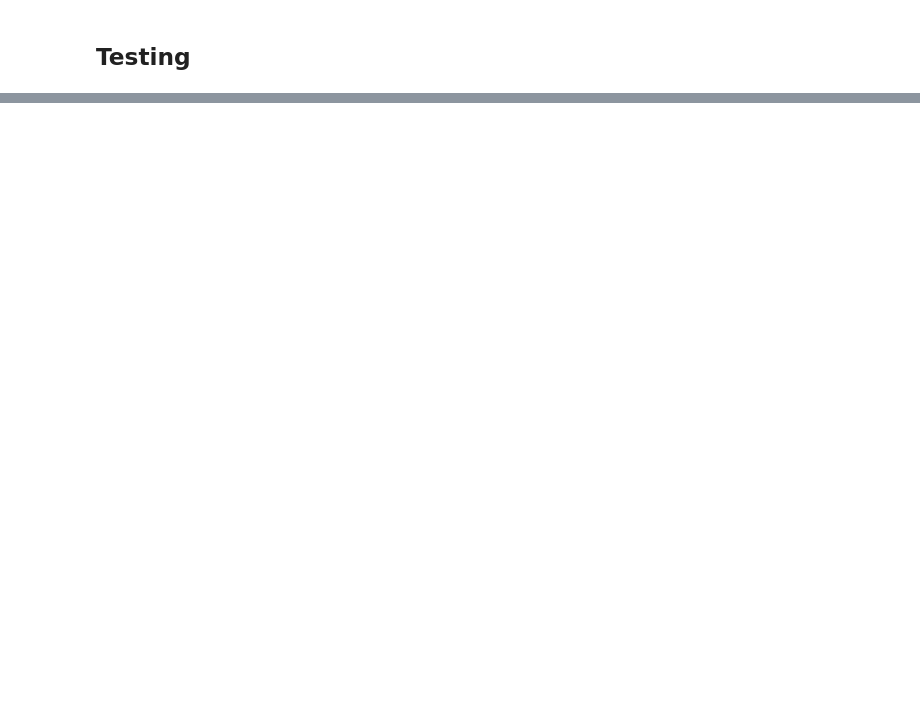
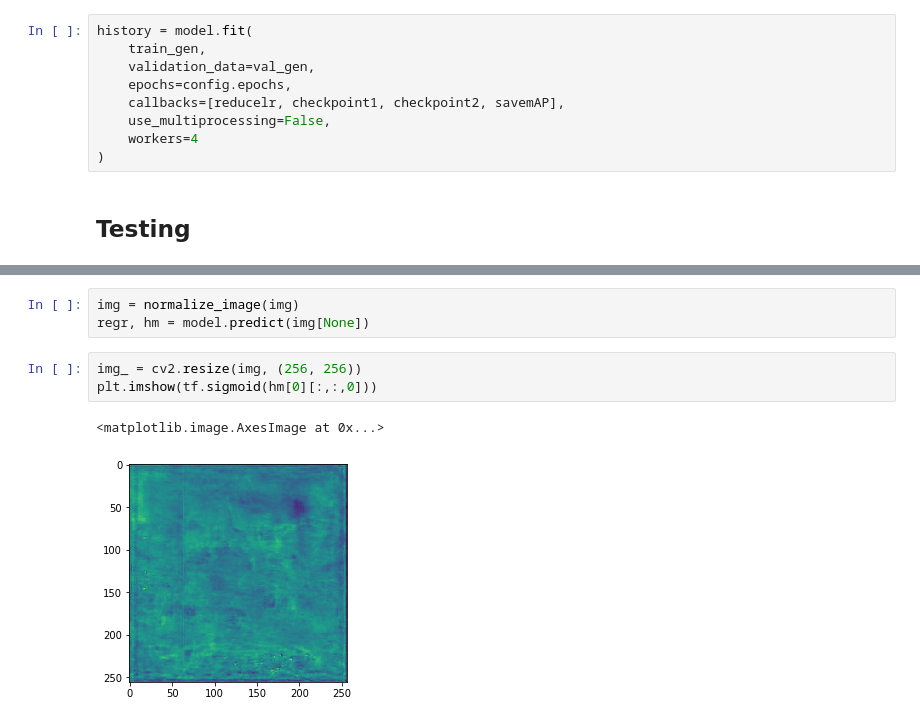
Before and after one commit to comojin1994/Deep_Learning_Study, a Jupyter notebook: Kaggle/Global_Wheat_Detection/Tutorial.ipynb, the cells around one changed output, grey strips where cells are left out. Saved outputs shown, nothing was run; the diff lists cells and outputs as text; blank space fills up the shorter version.

```diff
--- a/Kaggle/Global_Wheat_Detection/Tutorial.ipynb
+++ b/Kaggle/Global_Wheat_Detection/Tutorial.ipynb
@@ -524,2 +730,11 @@ def add_decoder(model, k=125, output_stride=4):
+# %%
+history = model.fit(
+    train_gen,
+    validation_data=val_gen,
+    epochs=config.epochs,
+    callbacks=[reducelr, checkpoint1, checkpoint2, savemAP],
+    use_multiprocessing=False,
+    workers=4
+)
 # %% [markdown]
 ## Testing
@@ -525,0 +753,9 @@ def add_decoder(model, k=125, output_stride=4):
+# %%
+img = normalize_image(img)
+regr, hm = model.predict(img[None])
+# %%
+img_ = cv2.resize(img, (256, 256))
+plt.imshow(tf.sigmoid(hm[0][:,:,0]))
+# %% [output]
+<matplotlib.image.AxesImage at 0x...>
+[figure, added]
```
Also changed, not shown: parts of 13 cells of this notebook.
